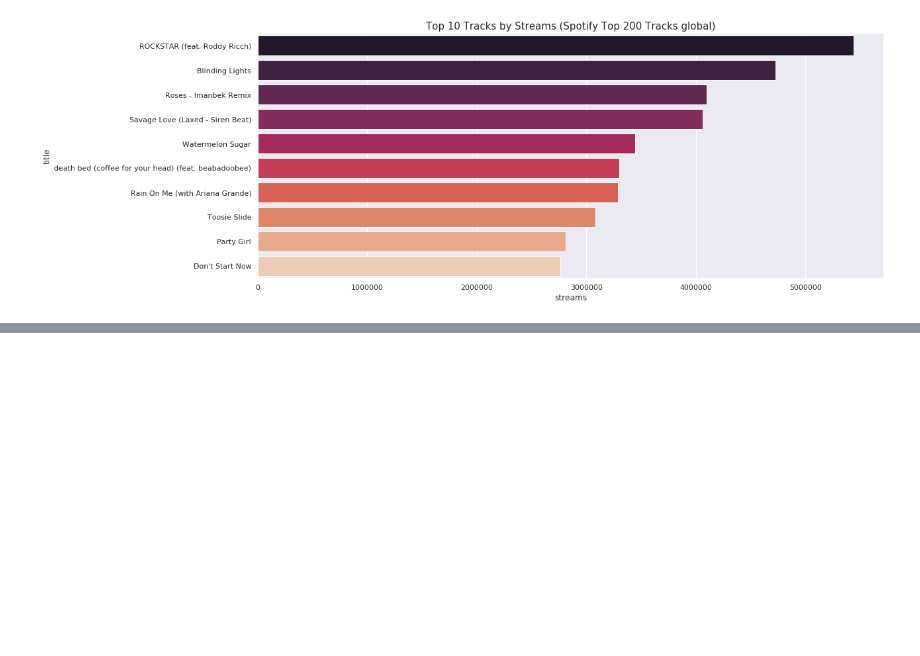
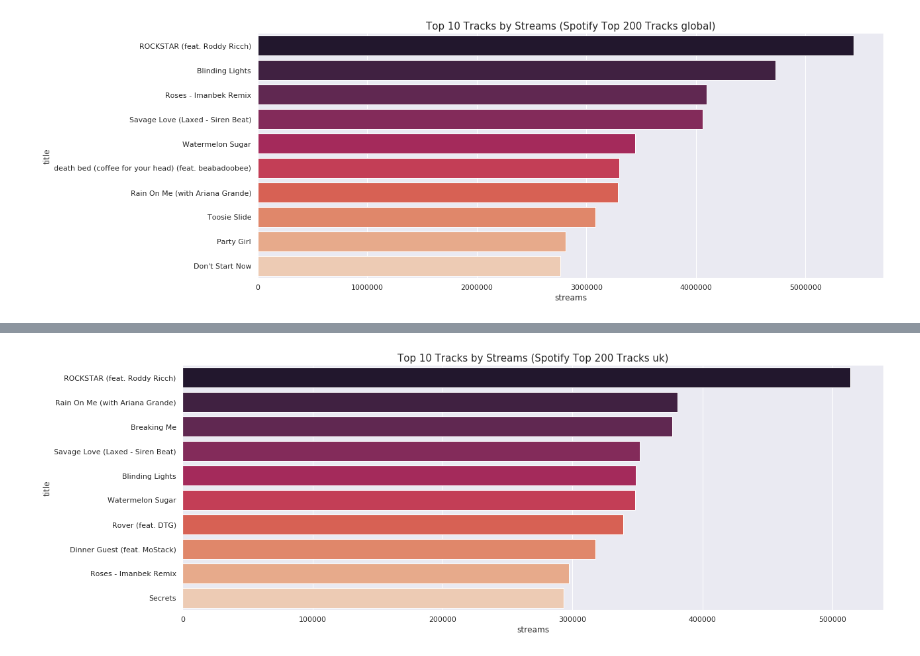
Before and after one commit to yaitouny/Spotrack_ETL, a Jupyter notebook: Spotify_Web_Scape_Validate_Database.ipynb, the cells around one changed output, grey strips where cells are left out. Drawn from its saved outputs; the diff is of its cells as text; code cells hidden in the pictures; blank space fills up the shorter version.

```diff
--- a/Spotify_Web_Scape_Validate_Database.ipynb
+++ b/Spotify_Web_Scape_Validate_Database.ipynb
@@ -313,0 +318,4 @@ getPlotbyStreams(getView())
+# %%
+getPlotbyStreams(getView('uk'))
+# %% [output]
+[figure, added]
```
Also changed, not shown: parts of 1 cell of this notebook, 2 other files.
